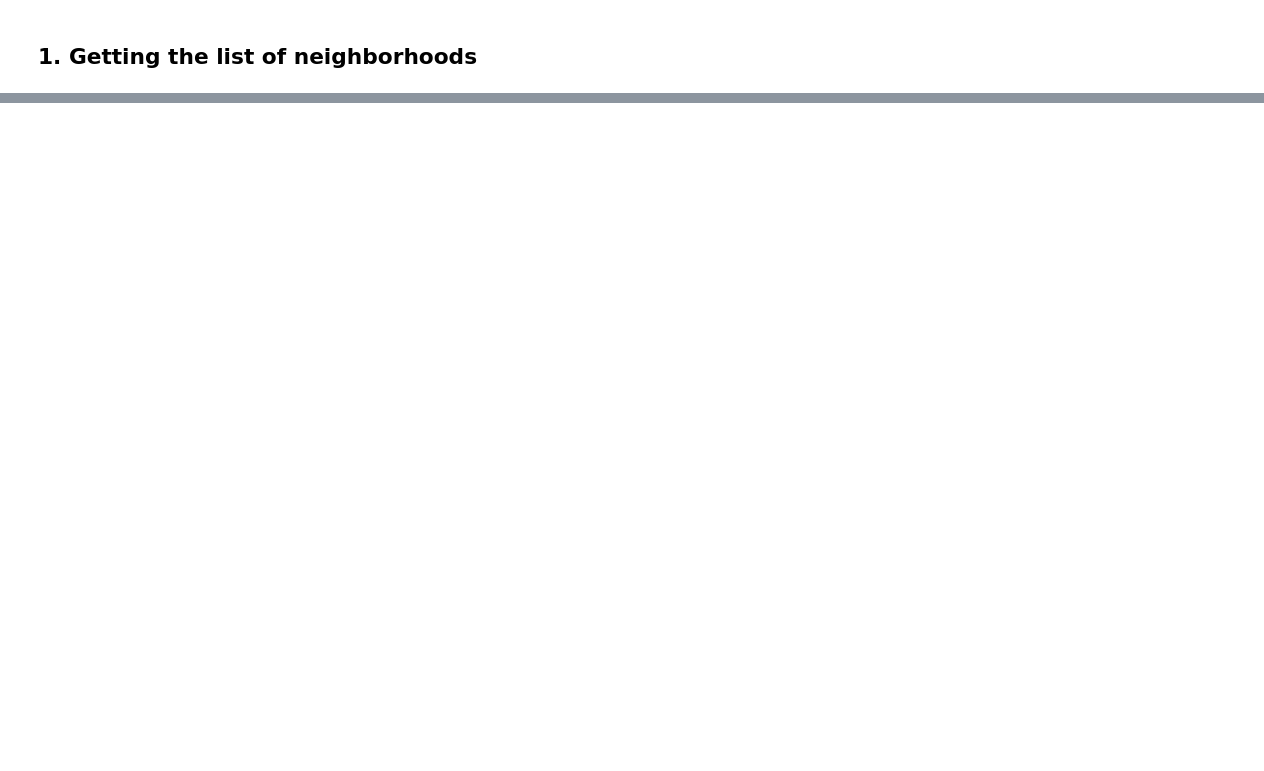
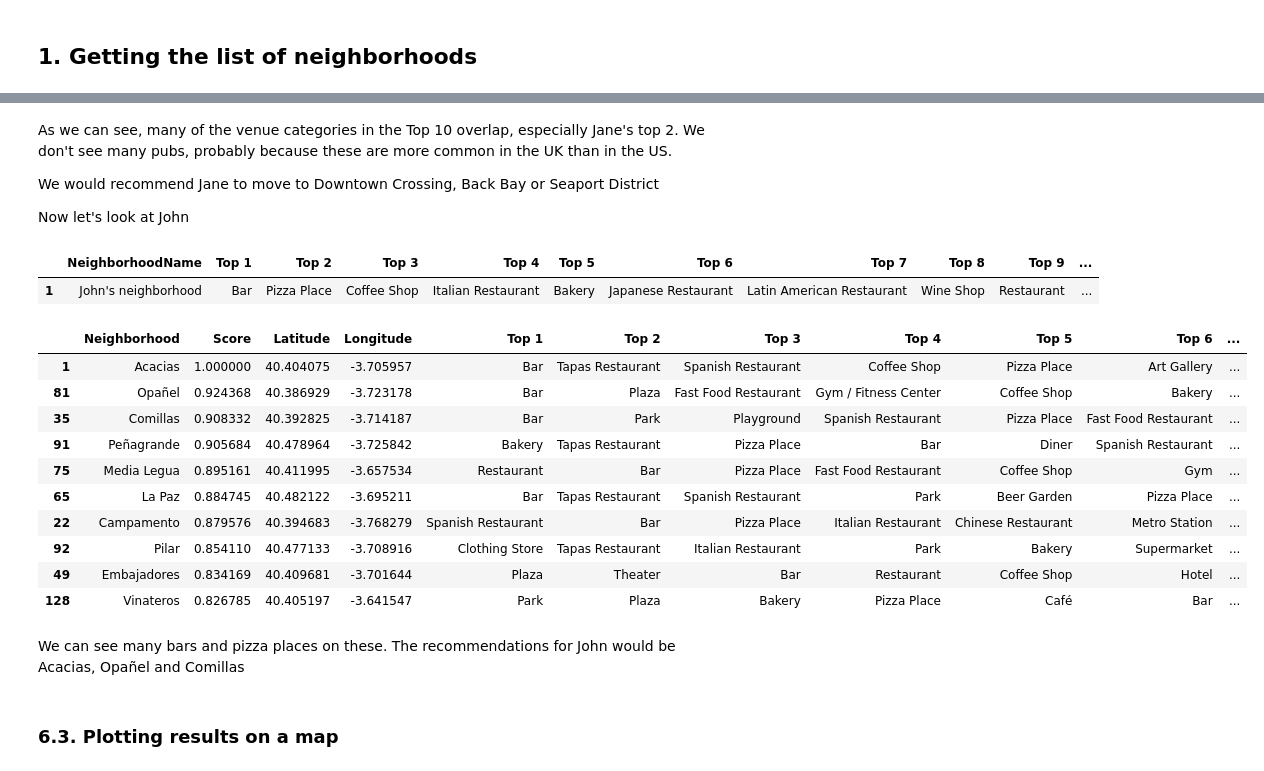
Before and after one commit to jrkumelys/Coursera_Capstone, a Jupyter notebook: Coursera Capstone Final Project.ipynb, the cells around one changed output, grey strips where cells are left out. Cells and saved outputs as stored; diff of their text form; code cells hidden in the pictures; blank space fills up the shorter version.

```diff
--- a/Coursera Capstone Final Project.ipynb
+++ b/Coursera Capstone Final Project.ipynb
@@ -49,0 +1171,4 @@ We will follow these steps:
+# %%
+selected_df_boston = complete_df_boston[categories_client]
+selected_df_madrid = complete_df_madrid[categories_client]
+selected_df_client = complete_df_client[categories_client]
@@ -49,0 +1269,9 @@ We will follow these steps:
+# %%
+distance_jane_boston_df['Score'] = (distance_jane_boston_df['Distance'].max() - distance_jane_boston_df['Distance']) / (distance_jane_boston_df['Distance'].max() - distance_jane_boston_df['Distance'].min())
+distance_john_madrid_df['Score'] = (distance_john_madrid_df['Distance'].max() - distance_john_madrid_df['Distance']) / (distance_john_madrid_df['Distance'].max() - distance_john_madrid_df['Distance'].min())
+
+print("The maximum score (scaled) for Jane is {} and the minimum is {}".format(distance_jane_boston_df['Score'].max(), distance_jane_boston_df['Score'].min()))
+print("The minimum score (scaled) for John is {} and the minimum is {}".format(distance_john_madrid_df['Score'].max(), distance_john_madrid_df['Score'].min()))
+
+# Let's visualize it
+distance_john_madrid_df.head(5)
@@ -49,0 +1343,12 @@ We will follow these steps:
+# %%
+# Merge dataframes containing score and latitude/longitude
+john_madrid_final_df = pd.merge(distance_john_madrid_df, neigh_df_latlong_madrid, left_on='Neighborhood', right_on='Neighborhood')
+
+# Merge resulting dataframe from above and dataframe containing top venue categories
+john_madrid_final_df = pd.merge(john_madrid_final_df, neigh_venues_sorted_madrid, left_on='Neighborhood', right_on='NeighborhoodName')
+
+# Drop unnecessary columns
+john_madrid_final_df.drop(['NeighborhoodName', 'Distance', 'District'], axis=1, inplace=True)
+
+# Let's see it
+john_madrid_final_df.head(5)
@@ -49,0 +1371,5 @@ We will follow these steps:
+# %%
+pd.set_option('display.max_colwidth', 0) # This is so we can see the entire address
+
+jane_boston_final_df_sorted = jane_boston_final_df.sort_values(by='Score', ascending = False)
+jane_boston_final_df_sorted.head(10)
@@ -49,0 +1388,30 @@ We will follow these steps:
+# %% [markdown]
+As we can see, many of the venue categories in the Top 10 overlap, especially Jane's top 2. We don't see many pubs, probably because these are more common in the UK than in the US.
+
+We would recommend Jane to move to Downtown Crossing, Back Bay or Seaport District
+
+Now let's look at John
+# %%
+client_venues_sorted[client_venues_sorted['NeighborhoodName'] == "John's neighborhood"]
+# %% [output]
+|  | NeighborhoodName | Top 1 | Top 2 | Top 3 | Top 4 | Top 5 | Top 6 | Top 7 | Top 8 | Top 9 | ... |
+| 1 | John's neighborhood | Bar | Pizza Place | Coffee Shop | Italian Restaurant | Bakery | Japanese Restaurant | Latin American Restaurant | Wine Shop | Restaurant | ... |
+# %%
+john_madrid_final_df_sorted = john_madrid_final_df.sort_values(by='Score', ascending = False)
+john_madrid_final_df_sorted.head(10)
+# %% [output]
+|  | Neighborhood | Score | Latitude | Longitude | Top 1 | Top 2 | Top 3 | Top 4 | Top 5 | Top 6 | ... |
+| 1 | Acacias | 1.000000 | 40.404075 | -3.705957 | Bar | Tapas Restaurant | Spanish Restaurant | Coffee Shop | Pizza Place | Art Gallery | ... |
+| 81 | Opañel | 0.924368 | 40.386929 | -3.723178 | Bar | Plaza | Fast Food Restaurant | Gym / Fitness Center | Coffee Shop | Bakery | ... |
+| 35 | Comillas | 0.908332 | 40.392825 | -3.714187 | Bar | Park | Playground | Spanish Restaurant | Pizza Place | Fast Food Restaurant | ... |
+| 91 | Peñagrande | 0.905684 | 40.478964 | -3.725842 | Bakery | Tapas Restaurant | Pizza Place | Bar | Diner | Spanish Restaurant | ... |
+| 75 | Media Legua | 0.895161 | 40.411995 | -3.657534 | Restaurant | Bar | Pizza Place | Fast Food Restaurant | Coffee Shop | Gym | ... |
+| 65 | La Paz | 0.884745 | 40.482122 | -3.695211 | Bar | Tapas Restaurant | Spanish Restaurant | Park | Beer Garden | Pizza Place | ... |
+| 22 | Campamento | 0.879576 | 40.394683 | -3.768279 | Spanish Restaurant | Bar | Pizza Place | Italian Restaurant | Chinese Restaurant | Metro Station | ... |
+| 92 | Pilar | 0.854110 | 40.477133 | -3.708916 | Clothing Store | Tapas Restaurant | Italian Restaurant | Park | Bakery | Supermarket | ... |
+| 49 | Embajadores | 0.834169 | 40.409681 | -3.701644 | Plaza | Theater | Bar | Restaurant | Coffee Shop | Hotel | ... |
+| 128 | Vinateros | 0.826785 | 40.405197 | -3.641547 | Park | Plaza | Bakery | Pizza Place | Café | Bar | ... |
+# %% [markdown]
+We can see many bars and pizza places on these. The recommendations for John would be Acacias, Opañel and Comillas
+# %% [markdown]
+### 6.3. Plotting results on a map
```
Also changed, not shown: parts of 151 cells of this notebook.
